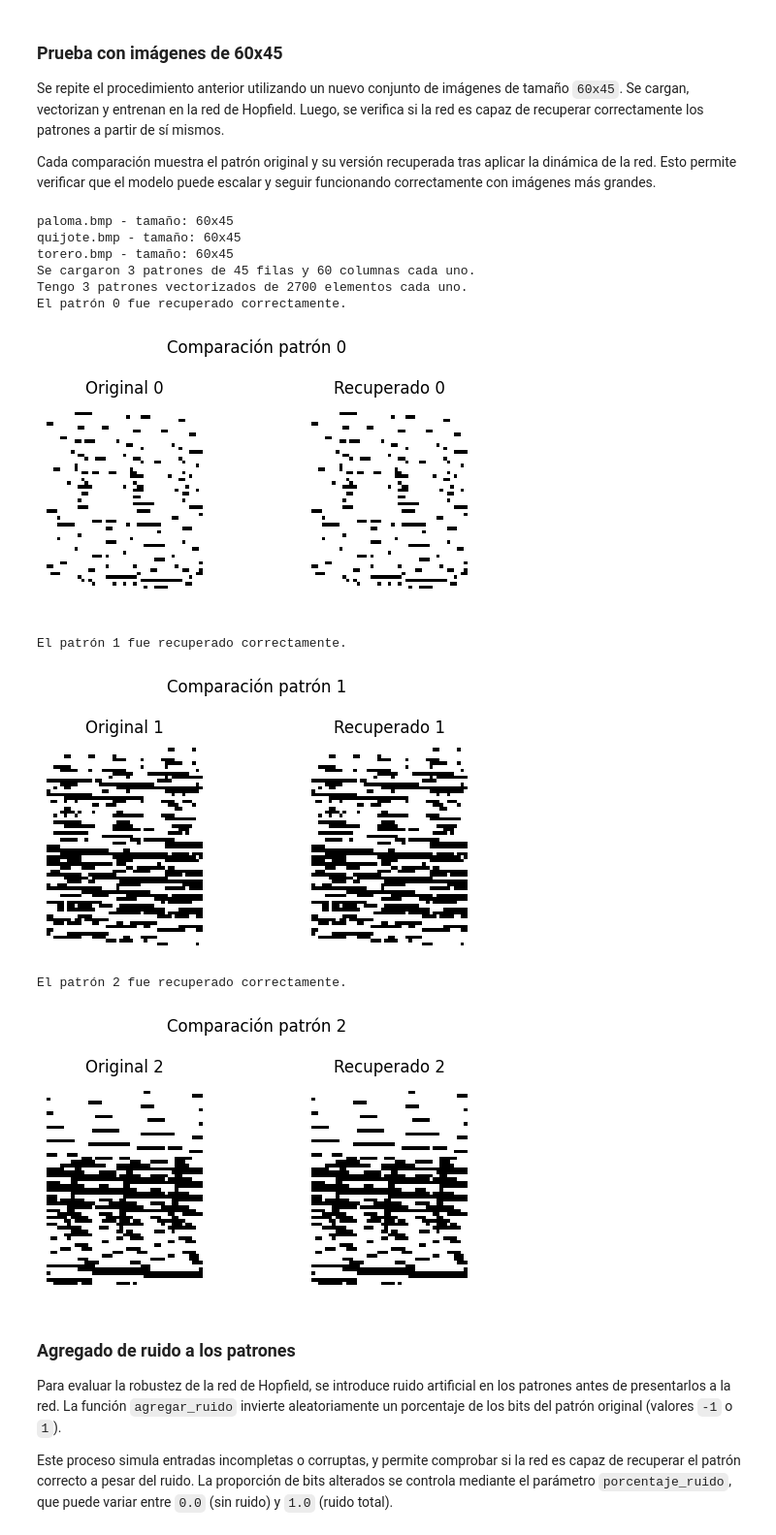
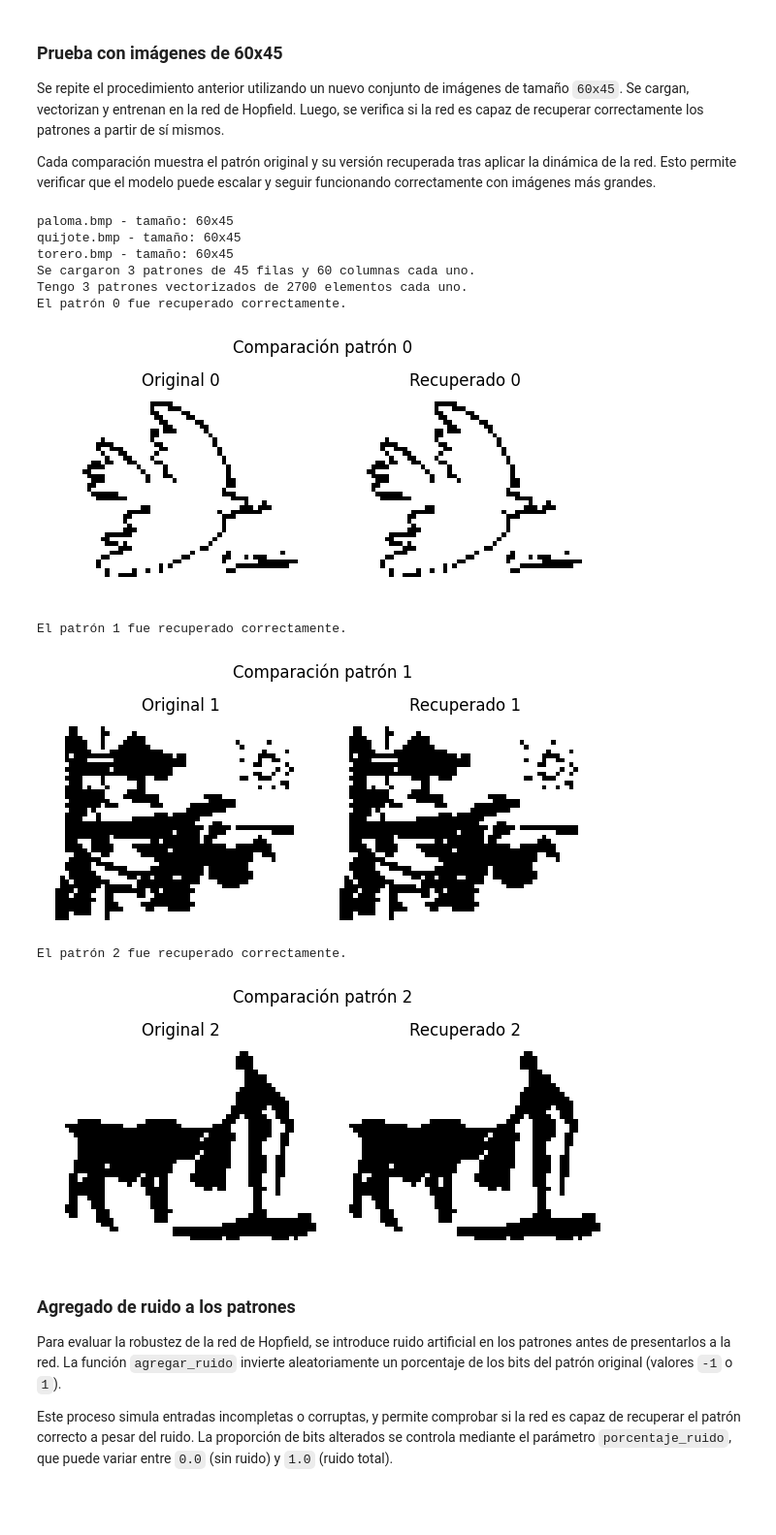
Before and after one commit to lminervino18/trabajos-practicos-aprendizaje-profundo, a Jupyter notebook: TP1/tp1.ipynb, the cells around one changed output. Shown at 97% size. Cells and saved outputs as stored; diff of their text form; code cells hidden in the pictures; blank space fills up the shorter version.

```diff
--- a/TP1/tp1.ipynb
+++ b/TP1/tp1.ipynb
@@ -208,37 +207,37 @@ Cada comparación muestra el patrón original y su versión recuperada tras apli
 # %%
 carpeta_imagenes = "imagenes/60x45"
 patrones = cargar_patrones_desde_carpeta(carpeta_imagenes)
 patrones_vectorizados_imagenes_grandes = centrar_y_vectorizar_patrones(patrones)
 
-ancho = 45
-alto = 60
+ancho = 60
+alto = 45
 dimension = ancho * alto
 
 pesos_imagenes_grandes = inicializar_matriz_pesos(dimension)
 pesos_imagenes_grandes = entrenar_red_hopfield(patrones_vectorizados_imagenes_grandes)
 
 for i in range(len(patrones_vectorizados_imagenes_grandes)):
     patron_original = patrones_vectorizados_imagenes_grandes[i]
     estado_convergido = recuperar_patron(patron_original, pesos_imagenes_grandes, 10000)
 
     if estado_convergido == patron_original:
         print(f"El patrón {i} fue recuperado correctamente.")
     else:
         print(f"El patrón {i} NO se recuperó correctamente.")
 
     mostrar_comparacion_patron(patron_original, estado_convergido, ancho=ancho, alto=alto, indice=i)
 # %% [output]
 paloma.bmp - tamaño: 60x45
 quijote.bmp - tamaño: 60x45
 torero.bmp - tamaño: 60x45
 Se cargaron 3 patrones de 45 filas y 60 columnas cada uno.
 Tengo 3 patrones vectorizados de 2700 elementos cada uno.
 El patrón 0 fue recuperado correctamente.
-[figure, old version]
+[figure, new version]
 El patrón 1 fue recuperado correctamente.
-[figure, old version]
+[figure, new version]
 El patrón 2 fue recuperado correctamente.
-[figure, old version]
+[figure, new version]
 # %% [markdown]
 ### Agregado de ruido a los patrones
 
```
Also changed, not shown: parts of 10 cells of this notebook.
